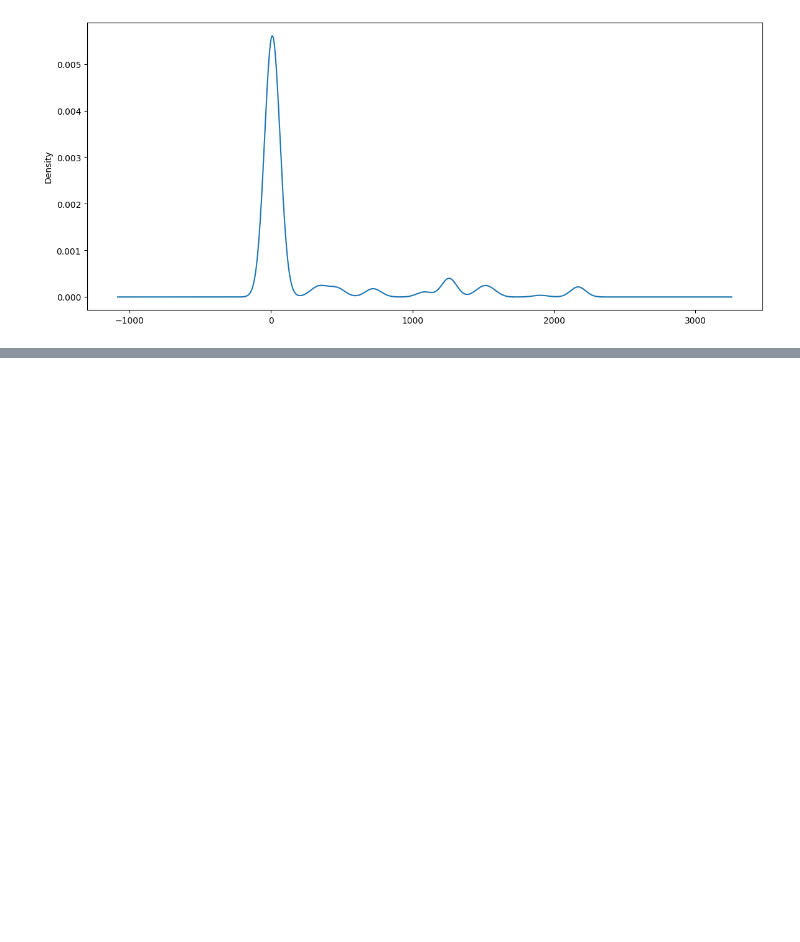
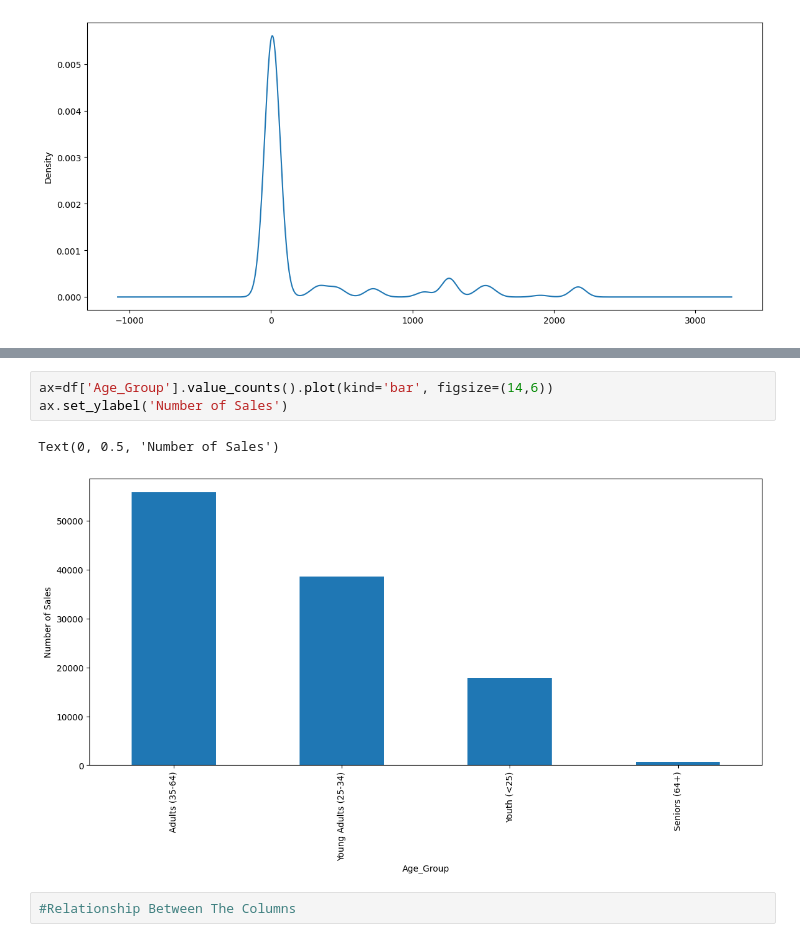
Before and after one commit to ab-hi08/Ice-Cream, a Jupyter notebook: notebooks/colab-github-demo.ipynb, the cells around one changed output, grey strips where cells are left out. Drawn from its saved outputs; the diff is of its cells as text; blank space fills up the shorter version.

```diff
--- a/notebooks/colab-github-demo.ipynb
+++ b/notebooks/colab-github-demo.ipynb
@@ -145,0 +178,8 @@ df['Unit_Cost'].plot(kind='density', figsize=(14,6))
+# %%
+ax=df['Age_Group'].value_counts().plot(kind='bar', figsize=(14,6))
+ax.set_ylabel('Number of Sales')
+# %% [output]
+Text(0, 0.5, 'Number of Sales')
+[figure, added]
+# %%
+#Relationship Between The Columns
```
Also changed, not shown: parts of 6 cells of this notebook.
